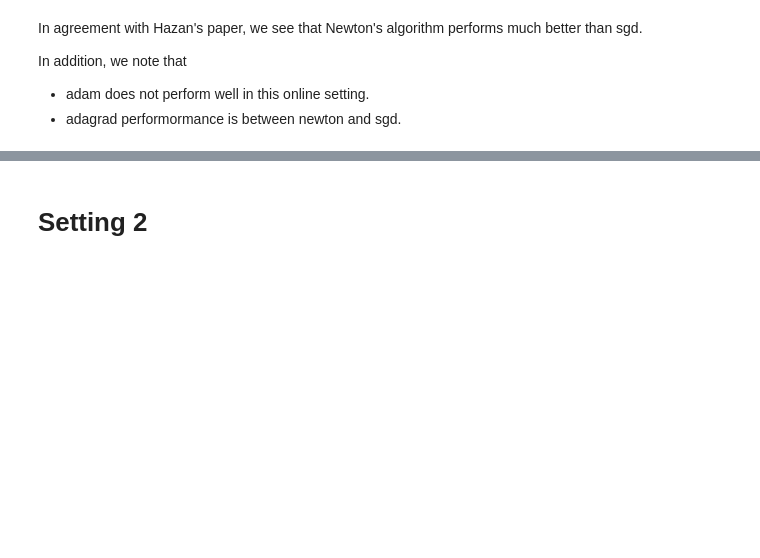
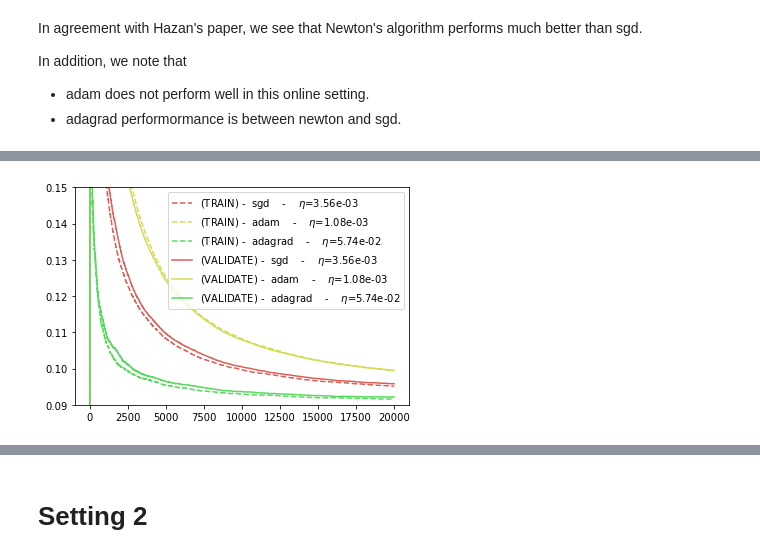
Before and after one commit to eserie/wax-ml, a Jupyter notebook: docs/notebooks/07-SNARIMAX.ipynb, the cells around one changed output, grey strips where cells are left out. Saved outputs shown, nothing was run; the diff lists cells and outputs as text; code cells hidden in the pictures; blank space fills up the shorter version.

```diff
--- a/docs/notebooks/07-SNARIMAX.ipynb
+++ b/docs/notebooks/07-SNARIMAX.ipynb
@@ -760,37 +762,0 @@ In addition, we note that
-# %%
-def scan_hparams_first_order():
-
-    STEP_SIZE_idx = pd.Index(onp.logspace(-4, 1, 30), name="step_size")
-    STEP_SIZE = jax.device_put(STEP_SIZE_idx.values)
-    OPTIMIZERS = [optax.sgd, optax.adam, optax.adagrad]
-
-    res = {}
-    for optimizer in tqdm(OPTIMIZERS):
-
-        def gym_loop_scan_hparams(eps):
-            def scan_params(step_size):
-                return GymFeedback(build_agent(opt=optimizer(step_size)), env)(eps)
-
-            res = VMap(scan_params)(STEP_SIZE)
-            return res
-
-        sim = unroll_transform_with_state(add_batch(gym_loop_scan_hparams))
-
-        params, state = sim.init(rng, eps)
-        _res, state = sim.apply(params, state, rng, eps)
-        res[optimizer.__name__] = _res
-
-    ax = None
-    BEST_STEP_SIZE = {}
-    BEST_GYM = {}
-    for name, (gym, info) in res.items():
-
-        loss = pd.DataFrame(-gym.reward, columns=STEP_SIZE).iloc[-5000:].mean()
-
-        BEST_STEP_SIZE[name] = loss.idxmin()
-        best_idx = loss.reset_index(drop=True).idxmin()
-        BEST_GYM[name] = jax.tree_map(lambda x: x[:, best_idx], gym)
-
-        ax = loss[loss < 0.15].plot(logx=True, logy=False, ax=ax, label=name)
-    plt.legend()
-    return BEST_STEP_SIZE, BEST_GYM
@@ -796,0 +774,2 @@ def scan_hparams_first_order():
+# %%
+LEARN_TIME_SLICE = slice(5000, 10000)
@@ -796,0 +827,4 @@ def scan_hparams_first_order():
+# %%
+CROSS_VAL_RNG = jax.random.PRNGKey(44)
+# %%
+COLORS = sns.color_palette("hls")
@@ -839,0 +1059,4 @@ def scan_hparams_newton():
+# %%
+CROSS_VAL_GYM = cross_validate_first_order(BEST_STEP_SIZE, BEST_GYM)
+# %% [output]
+[figure, added]
```
Also changed, not shown: parts of 64 cells of this notebook, 2 other files.
